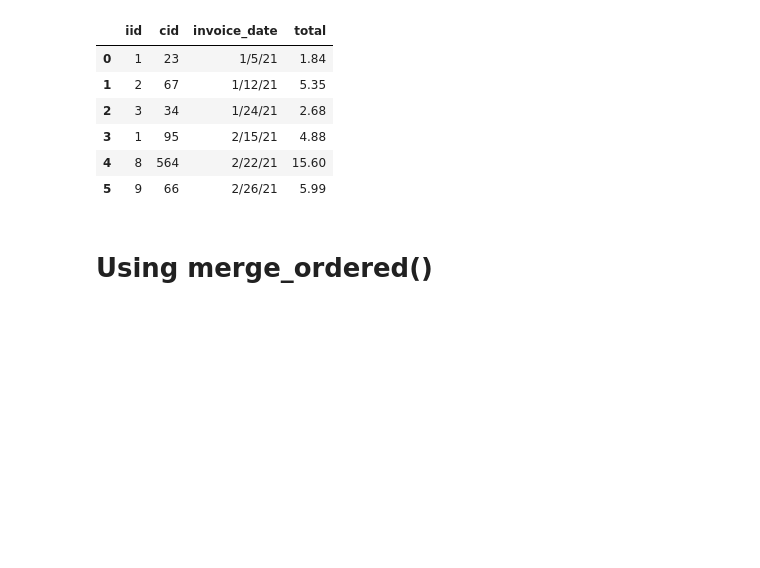
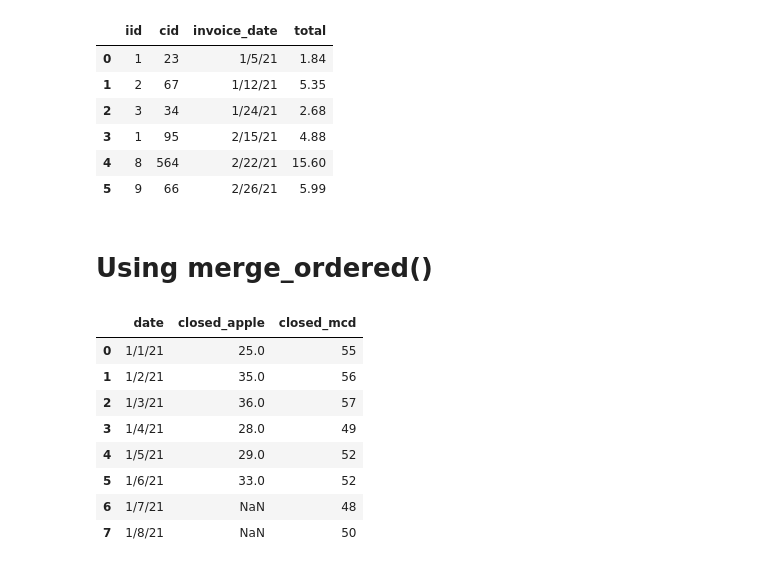
Before and after one commit to Jose-Servin/DataCamp, a Jupyter notebook: Courses/Joining_Data/Joining_Data_Pandas.ipynb, the cells around one changed output. Drawn from its saved outputs; the diff is of its cells as text; code cells hidden in the pictures; blank space fills up the shorter version.

```diff
--- a/Courses/Joining_Data/Joining_Data_Pandas.ipynb
+++ b/Courses/Joining_Data/Joining_Data_Pandas.ipynb
@@ -1012,3 +1012,18 @@ pd.concat([jan_data, feb_data], verify_integrity=False, ignore_index=True)
 | 5 | 9 | 66 | 2/26/21 | 5.99 |
 # %% [markdown]
 # Using merge_ordered()
+# %%
+apple_stock = pd.read_csv('/Users/joseservin/DataCamp/Courses/Joining_Data/apple_stock.csv')
+mcd_stock = pd.read_csv('/Users/joseservin/DataCamp/Courses/Joining_Data/mcd_stock.csv')
+# %%
+pd.merge_ordered(apple_stock, mcd_stock, on='date', suffixes=('_apple','_mcd'))
+# %% [output]
+|  | date | closed_apple | closed_mcd |
+| 0 | 1/1/21 | 25.0 | 55 |
+| 1 | 1/2/21 | 35.0 | 56 |
+| 2 | 1/3/21 | 36.0 | 57 |
+| 3 | 1/4/21 | 28.0 | 49 |
+| 4 | 1/5/21 | 29.0 | 52 |
+| 5 | 1/6/21 | 33.0 | 52 |
+| 6 | 1/7/21 | NaN | 48 |
+| 7 | 1/8/21 | NaN | 50 |
```
Also changed, not shown: parts of 12 cells of this notebook, 4 other files.
